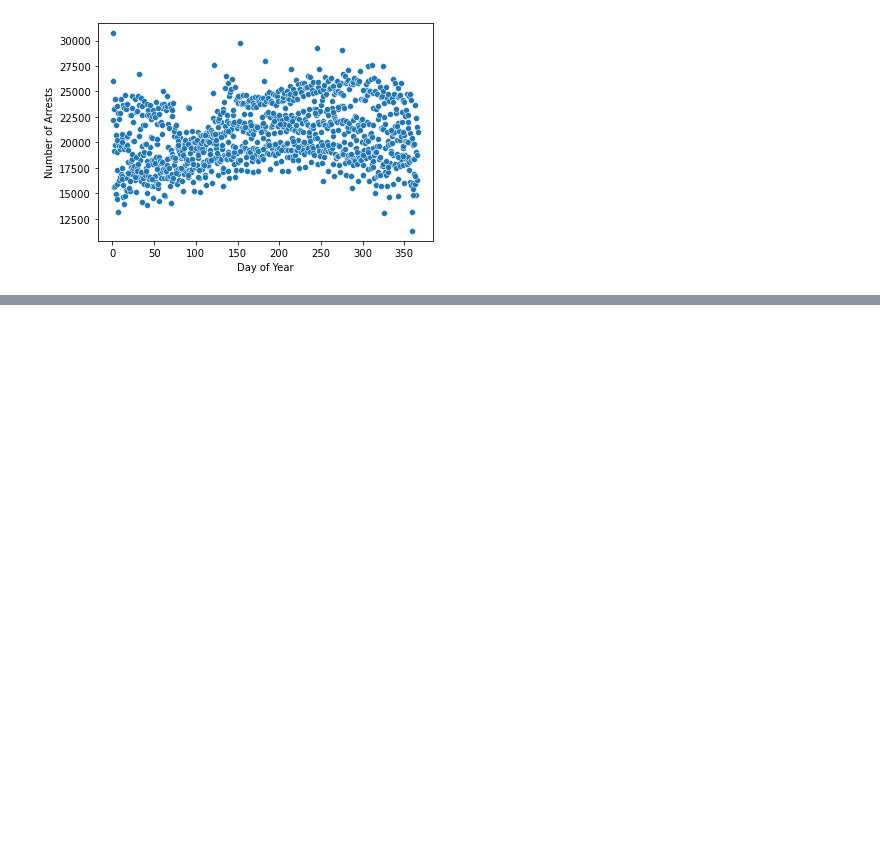
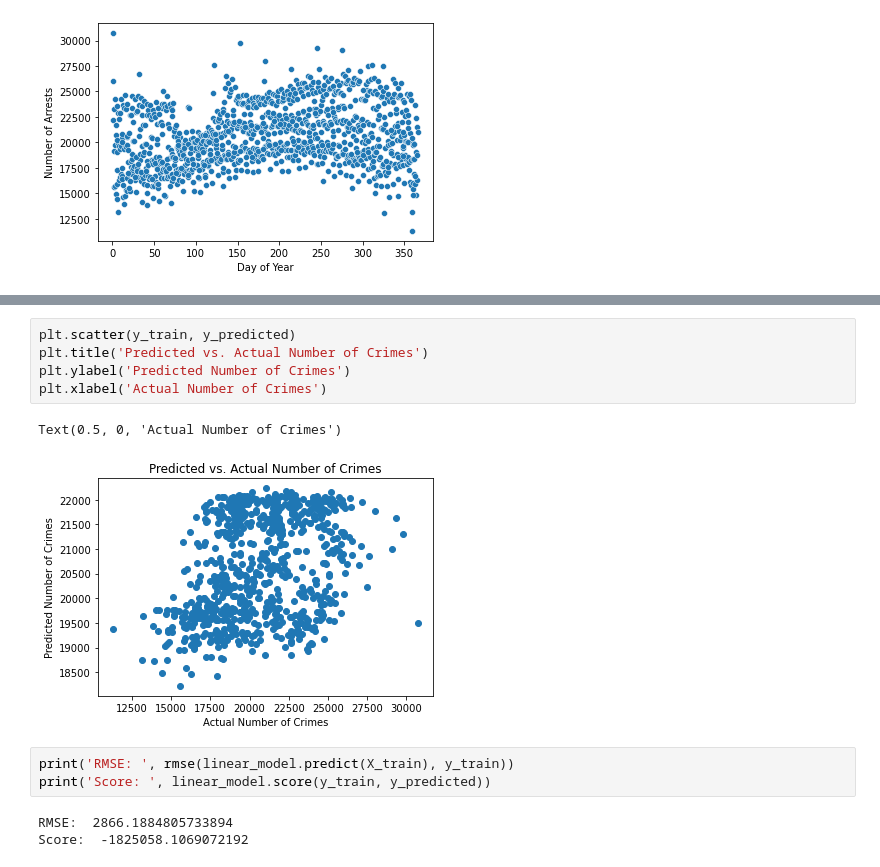
Before and after one commit to gavintchan/data200-grad-project, a Jupyter notebook: data200_grad_project.ipynb, the cells around one changed output, grey strips where cells are left out. Cells and saved outputs as stored; diff of their text form; blank space fills up the shorter version.

```diff
--- a/data200_grad_project.ipynb
+++ b/data200_grad_project.ipynb
@@ -1132,0 +1203,14 @@ sns.scatterplot(data=df_combined, x='Day of Year', y='Number of Arrests')
+# %%
+plt.scatter(y_train, y_predicted)
+plt.title('Predicted vs. Actual Number of Crimes')
+plt.ylabel('Predicted Number of Crimes')
+plt.xlabel('Actual Number of Crimes')
+# %% [output]
+Text(0.5, 0, 'Actual Number of Crimes')
+[figure, added]
+# %%
+print('RMSE: ', rmse(linear_model.predict(X_train), y_train))
+print('Score: ', linear_model.score(y_train, y_predicted))
+# %% [output]
+RMSE:  2866.1884805733894
+Score:  -1825058.1069072192
```
Also changed, not shown: parts of 11 cells of this notebook.
